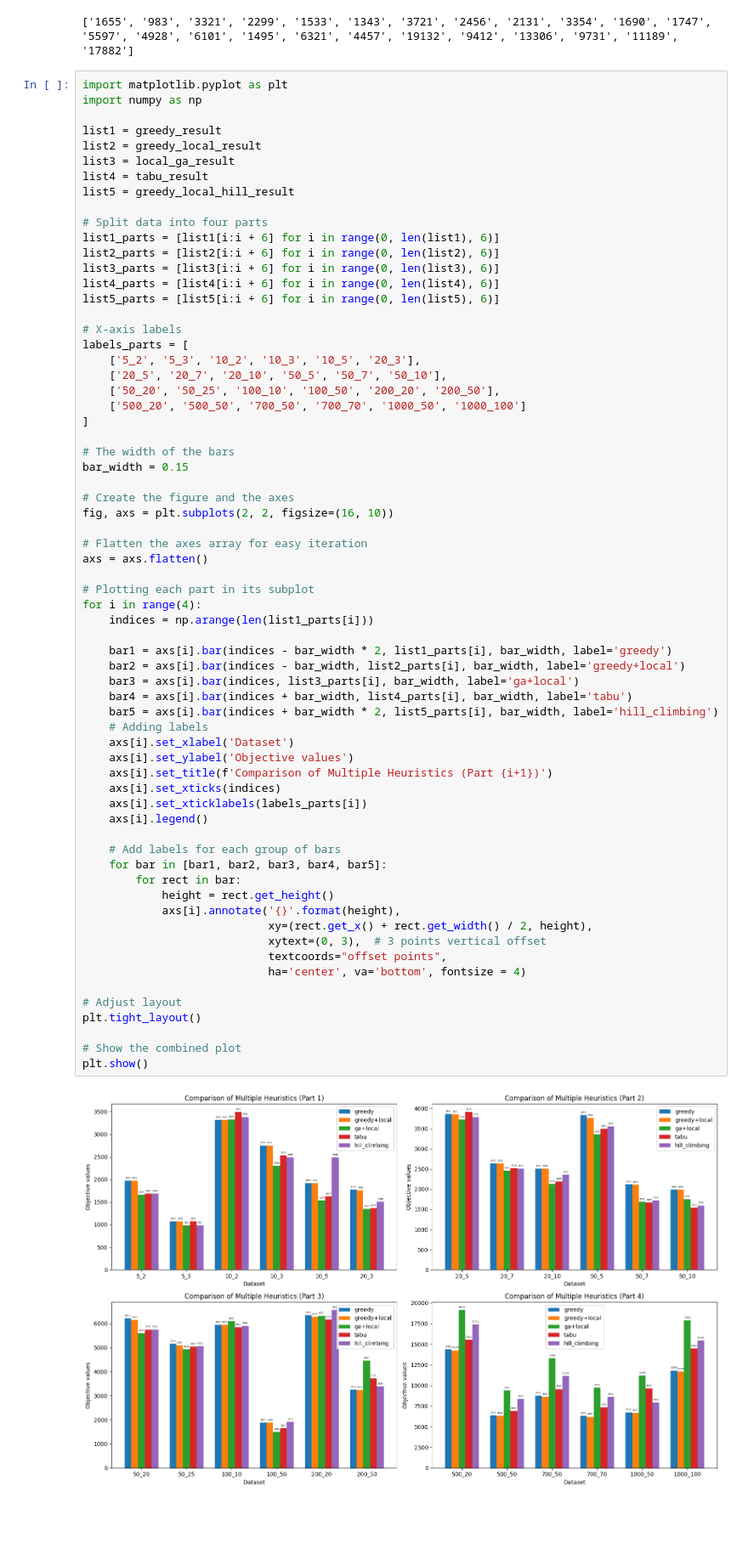
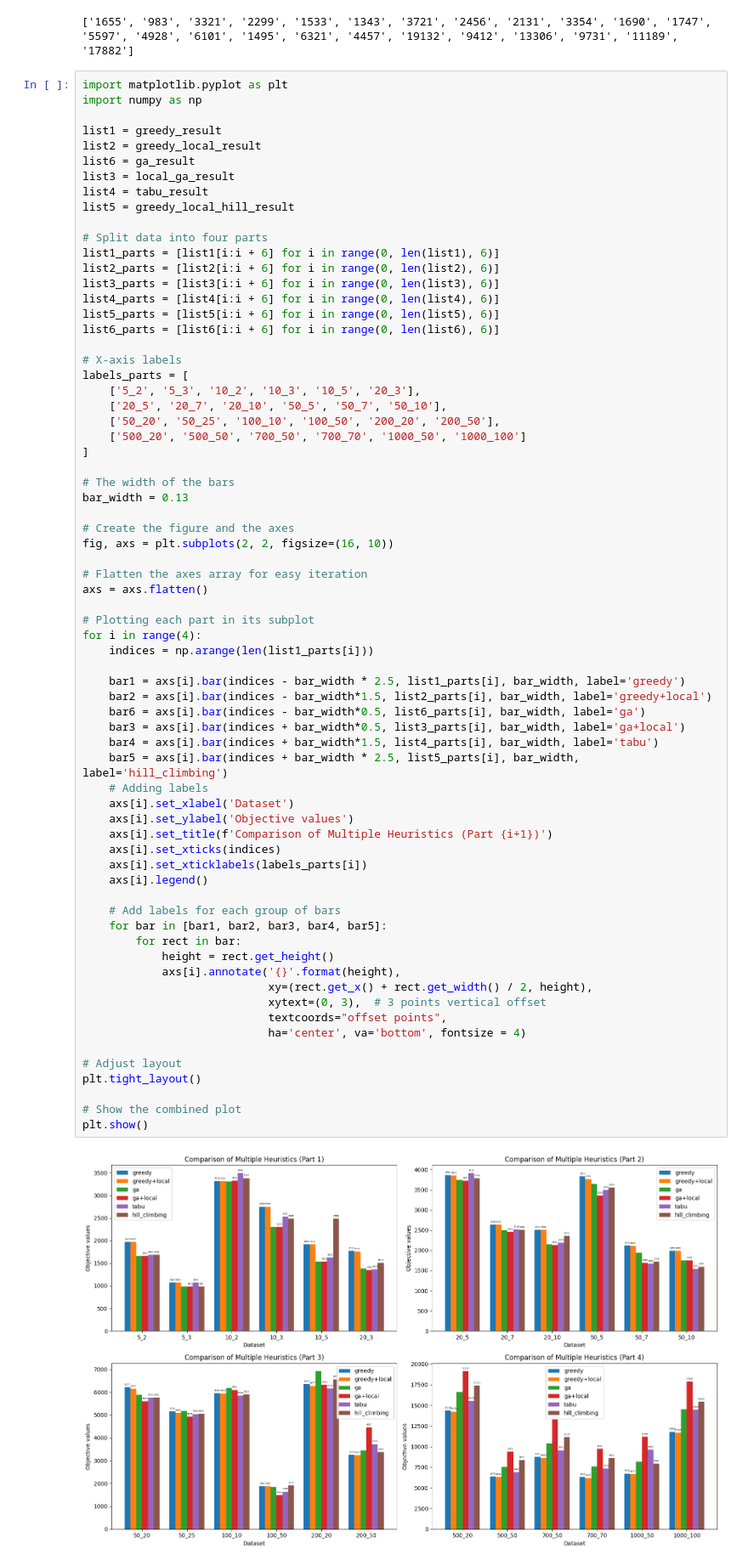
Before and after one commit to friedeggs01/TULKH, a Jupyter notebook: visualization.ipynb, the cells around one changed output. Shown at 85% size. Cells and saved outputs as stored; diff of their text form; blank space fills up the shorter version.

Commit message:
update visualization

```diff
--- a/visualization.ipynb
+++ b/visualization.ipynb
@@ -200,6 +240,7 @@ import numpy as np
 
 list1 = greedy_result
 list2 = greedy_local_result
+list6 = ga_result
 list3 = local_ga_result
 list4 = tabu_result
 list5 = greedy_local_hill_result
@@ -210,6 +251,7 @@ list2_parts = [list2[i:i + 6] for i in range(0, len(list2), 6)]
 list3_parts = [list3[i:i + 6] for i in range(0, len(list3), 6)]
 list4_parts = [list4[i:i + 6] for i in range(0, len(list4), 6)]
 list5_parts = [list5[i:i + 6] for i in range(0, len(list5), 6)]
+list6_parts = [list6[i:i + 6] for i in range(0, len(list6), 6)]
 
 # X-axis labels
 labels_parts = [
@@ -220,7 +262,7 @@ labels_parts = [
 ]
 
 # The width of the bars
-bar_width = 0.15
+bar_width = 0.13
 
 # Create the figure and the axes
 fig, axs = plt.subplots(2, 2, figsize=(16, 10))
@@ -229,36 +271,37 @@ fig, axs = plt.subplots(2, 2, figsize=(16, 10))
 axs = axs.flatten()
 
 # Plotting each part in its subplot
 for i in range(4):
     indices = np.arange(len(list1_parts[i]))
 
-    bar1 = axs[i].bar(indices - bar_width * 2, list1_parts[i], bar_width, label='greedy')
-    bar2 = axs[i].bar(indices - bar_width, list2_parts[i], bar_width, label='greedy+local')
-    bar3 = axs[i].bar(indices, list3_parts[i], bar_width, label='ga+local')
-    bar4 = axs[i].bar(indices + bar_width, list4_parts[i], bar_width, label='tabu')
-    bar5 = axs[i].bar(indices + bar_width * 2, list5_parts[i], bar_width, label='hill_climbing')
+    bar1 = axs[i].bar(indices - bar_width * 2.5, list1_parts[i], bar_width, label='greedy')
+    bar2 = axs[i].bar(indices - bar_width*1.5, list2_parts[i], bar_width, label='greedy+local')
+    bar6 = axs[i].bar(indices - bar_width*0.5, list6_parts[i], bar_width, label='ga')
+    bar3 = axs[i].bar(indices + bar_width*0.5, list3_parts[i], bar_width, label='ga+local')
+    bar4 = axs[i].bar(indices + bar_width*1.5, list4_parts[i], bar_width, label='tabu')
+    bar5 = axs[i].bar(indices + bar_width * 2.5, list5_parts[i], bar_width, label='hill_climbing')
     # Adding labels
     axs[i].set_xlabel('Dataset')
     axs[i].set_ylabel('Objective values')
     axs[i].set_title(f'Comparison of Multiple Heuristics (Part {i+1})')
     axs[i].set_xticks(indices)
     axs[i].set_xticklabels(labels_parts[i])
     axs[i].legend()
 
     # Add labels for each group of bars
     for bar in [bar1, bar2, bar3, bar4, bar5]:
         for rect in bar:
             height = rect.get_height()
             axs[i].annotate('{}'.format(height),
                             xy=(rect.get_x() + rect.get_width() / 2, height),
                             xytext=(0, 3),  # 3 points vertical offset
                             textcoords="offset points",
                             ha='center', va='bottom', fontsize = 4)
 
 # Adjust layout
 plt.tight_layout()
 
 # Show the combined plot
 plt.show()
 # %% [output]
-[figure, old version]
+[figure, new version]
```
Also changed, not shown: parts of 2 cells of this notebook.
